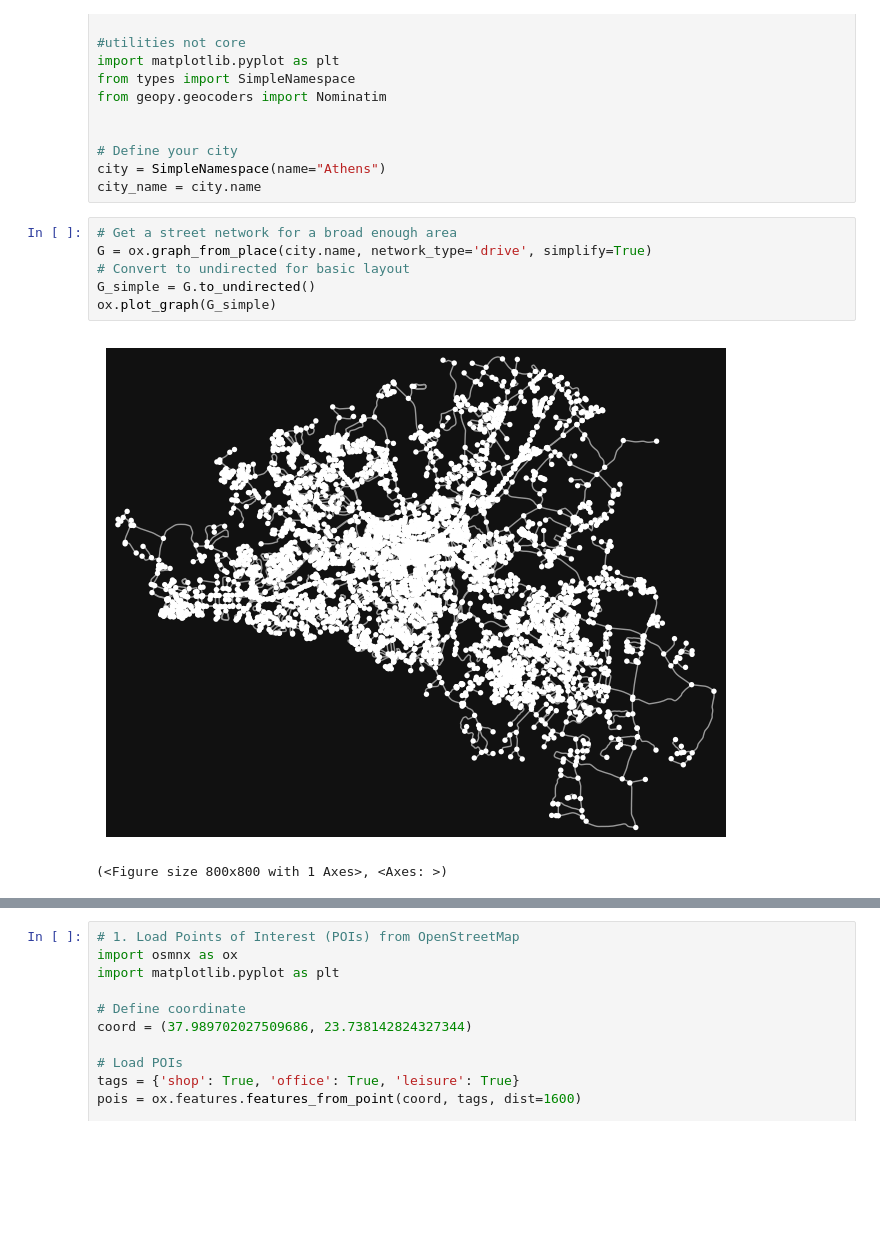
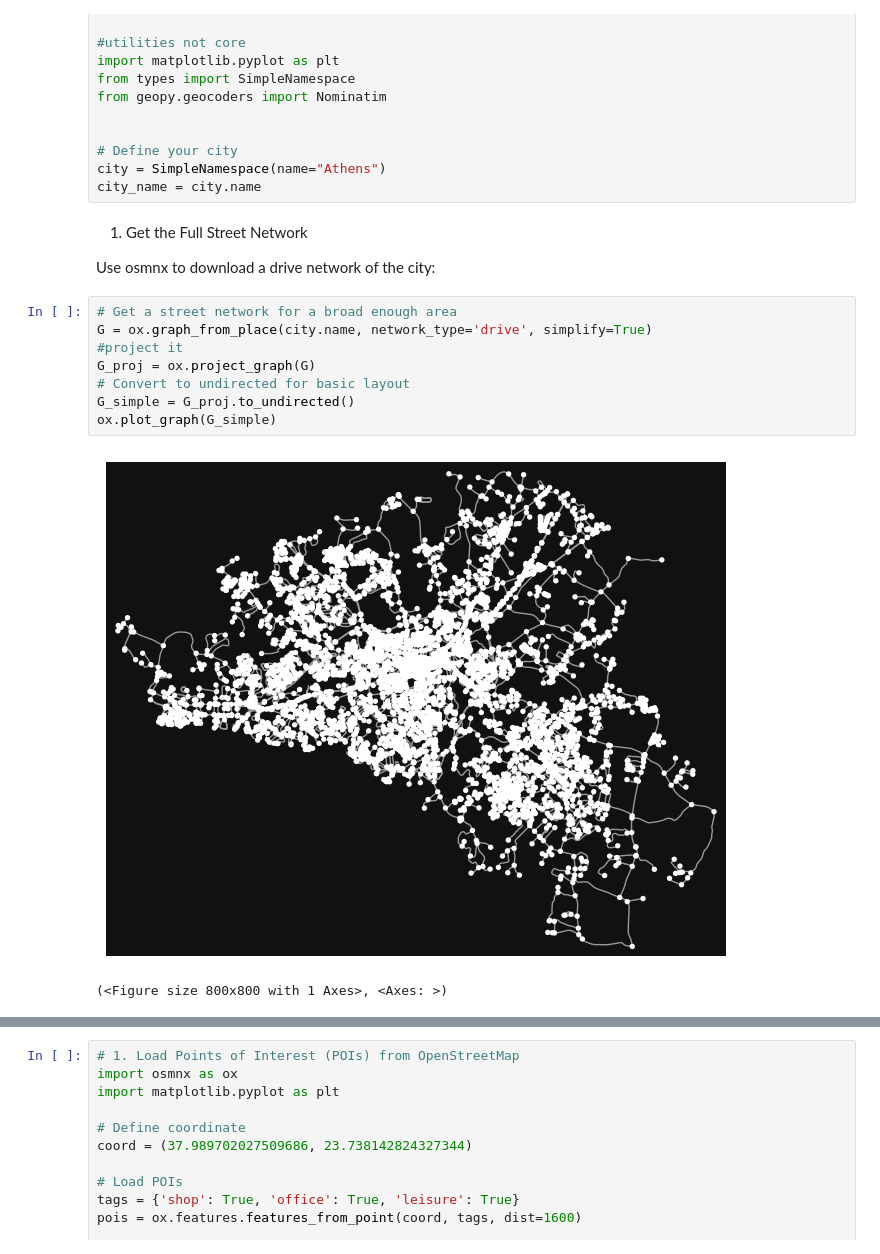
Before and after one commit to entopia/OpenProceduralCities_private, a Jupyter notebook: Abstruct_city.ipynb, the cells around one changed output, grey strips where cells are left out. Cells and saved outputs as stored; diff of their text form; blank space fills up the shorter version.

```diff
--- a/Abstruct_city.ipynb
+++ b/Abstruct_city.ipynb
@@ -14,12 +16,18 @@ from geopy.geocoders import Nominatim
 # Define your city
 city = SimpleNamespace(name="Athens")
 city_name = city.name
+# %% [markdown]
+1. Get the Full Street Network
+
+Use osmnx to download a drive network of the city:
 # %%
 # Get a street network for a broad enough area
 G = ox.graph_from_place(city.name, network_type='drive', simplify=True)
+#project it
+G_proj = ox.project_graph(G)
 # Convert to undirected for basic layout
-G_simple = G.to_undirected()
+G_simple = G_proj.to_undirected()
 ox.plot_graph(G_simple)
 # %% [output]
-[figure, old version]
+[figure, new version]
 (<Figure size 800x800 with 1 Axes>, <Axes: >)
```
Also changed, not shown: parts of 3 cells of this notebook, 2 other files.
